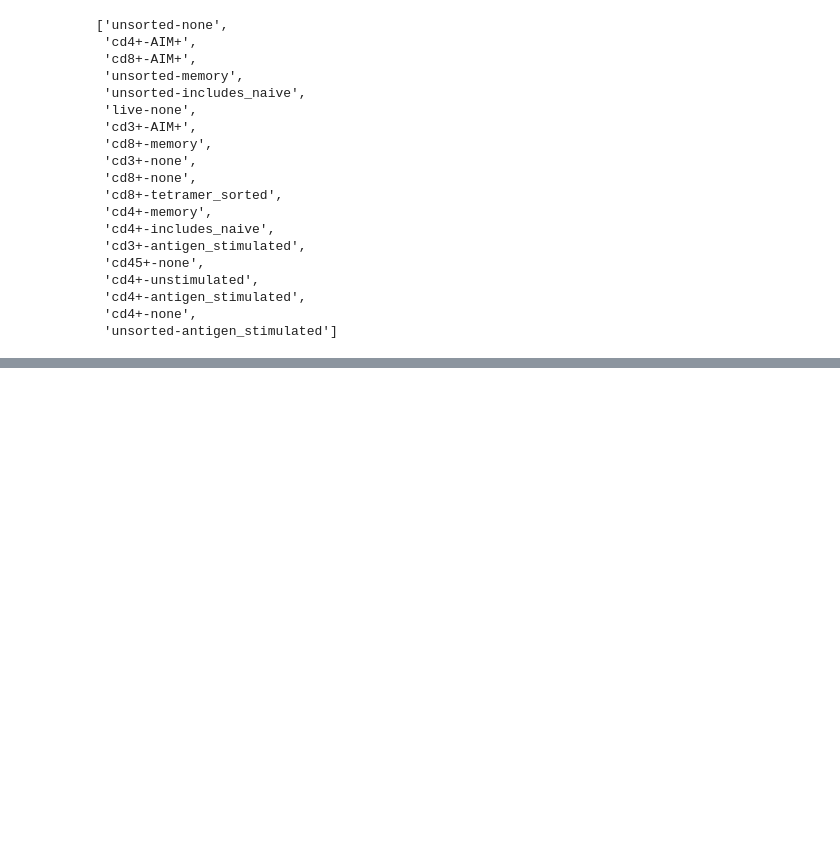
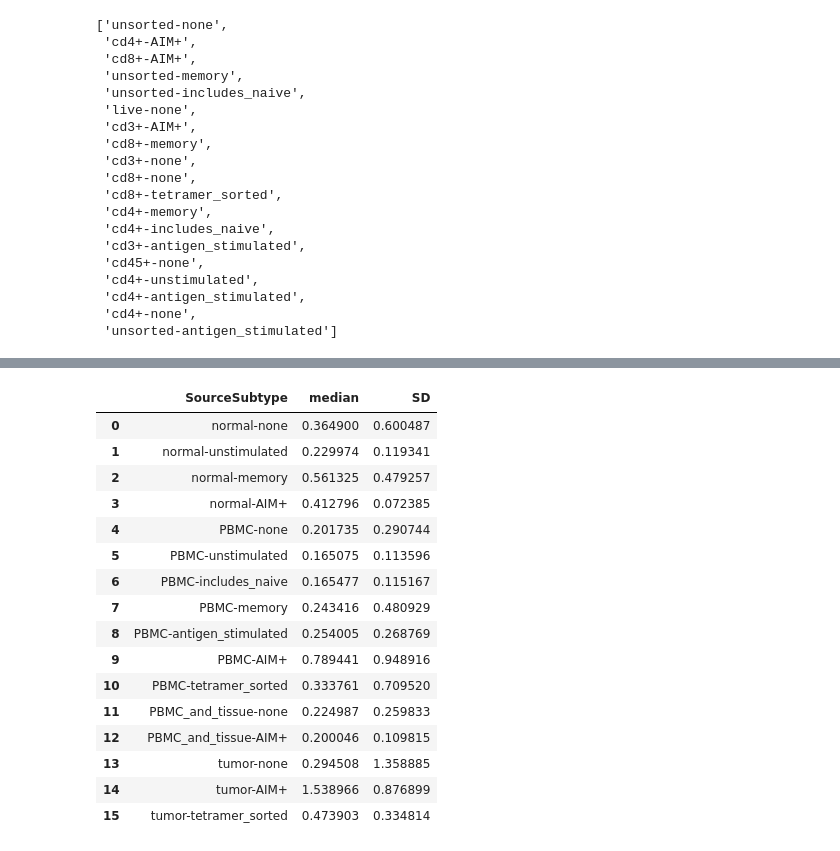
Before and after one commit to mm523/TCRab-pairing, a Jupyter notebook: totalMI/OTS_plot_results.ipynb, the cells around one changed output, grey strips where cells are left out. Drawn from its saved outputs; the diff is of its cells as text; code cells hidden in the pictures; blank space fills up the shorter version.

```diff
--- a/totalMI/OTS_plot_results.ipynb
+++ b/totalMI/OTS_plot_results.ipynb
@@ -312,0 +353,24 @@ for i, (var1, var2) in enumerate(var_pairs):
+# %%
+pd.merge(
+    tsource_results[('CDR3a', 'CDR3b')].groupby(['SourceSubtype']).median()['real_MI'].dropna().reset_index().rename(columns = {'real_MI':'median'}),
+    tsource_results[('CDR3a', 'CDR3b')].groupby(['SourceSubtype']).std()['real_MI'].dropna().reset_index().rename(columns = {'real_MI':'SD'}),
+    on = 'SourceSubtype',
+)
+# %% [output]
+|  | SourceSubtype | median | SD |
+| 0 | normal-none | 0.364900 | 0.600487 |
+| 1 | normal-unstimulated | 0.229974 | 0.119341 |
+| 2 | normal-memory | 0.561325 | 0.479257 |
+| 3 | normal-AIM+ | 0.412796 | 0.072385 |
+| 4 | PBMC-none | 0.201735 | 0.290744 |
+| 5 | PBMC-unstimulated | 0.165075 | 0.113596 |
+| 6 | PBMC-includes_naive | 0.165477 | 0.115167 |
+| 7 | PBMC-memory | 0.243416 | 0.480929 |
+| 8 | PBMC-antigen_stimulated | 0.254005 | 0.268769 |
+| 9 | PBMC-AIM+ | 0.789441 | 0.948916 |
+| 10 | PBMC-tetramer_sorted | 0.333761 | 0.709520 |
+| 11 | PBMC_and_tissue-none | 0.224987 | 0.259833 |
+| 12 | PBMC_and_tissue-AIM+ | 0.200046 | 0.109815 |
+| 13 | tumor-none | 0.294508 | 1.358885 |
+| 14 | tumor-AIM+ | 1.538966 | 0.876899 |
+| 15 | tumor-tetramer_sorted | 0.473903 | 0.334814 |
```
Also changed, not shown: parts of 4 cells of this notebook, 19 other files.
